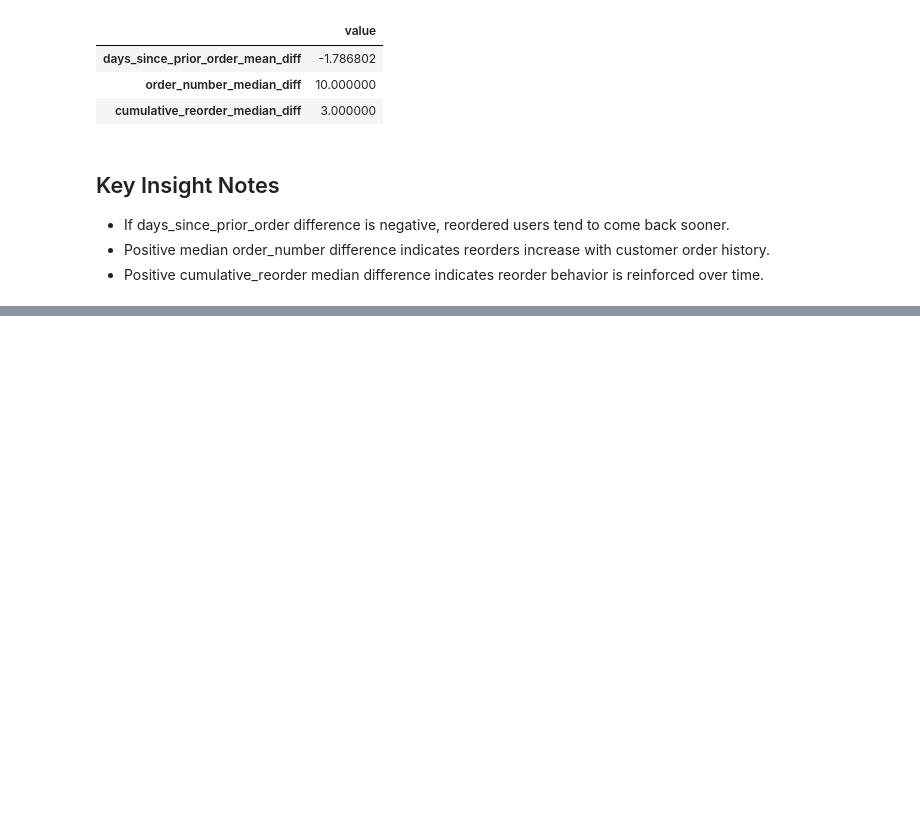
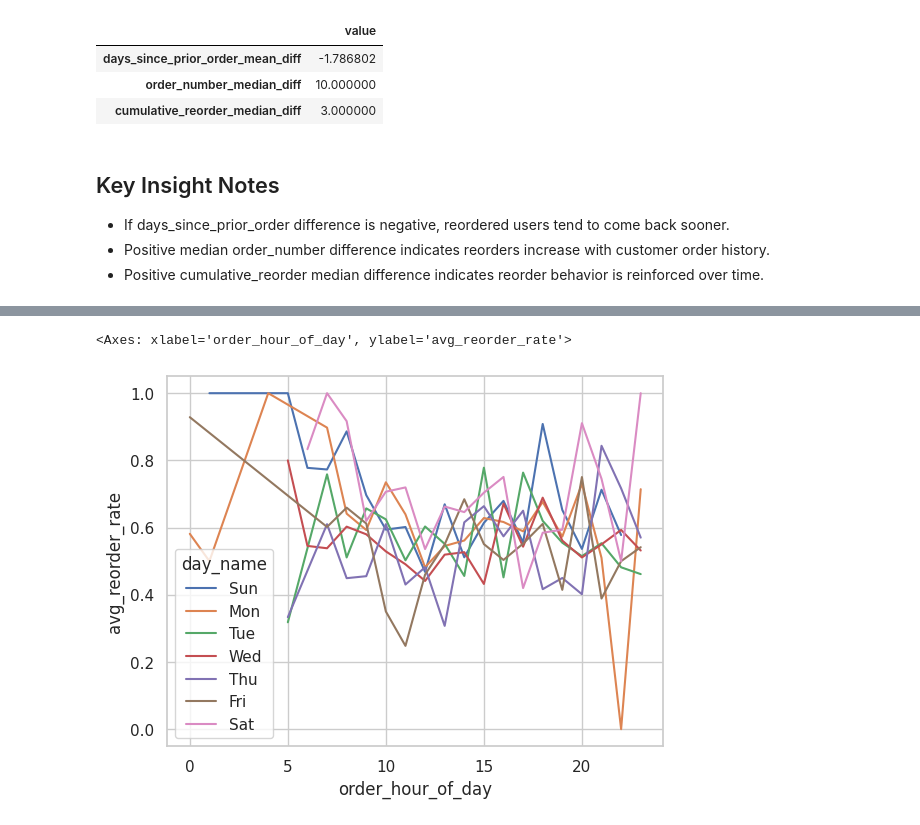
Before and after one commit to ppts2545/Instacart-Market-Basket-Analysis, a Jupyter notebook: notebooks/02_Exploratory_Data_Analysis/02_customer_behavior.ipynb, the cells around one changed output, grey strips where cells are left out. Drawn from its saved outputs; the diff is of its cells as text; code cells hidden in the pictures; blank space fills up the shorter version.

```diff
--- a/notebooks/02_Exploratory_Data_Analysis/02_customer_behavior.ipynb
+++ b/notebooks/02_Exploratory_Data_Analysis/02_customer_behavior.ipynb
@@ -140,0 +224,10 @@ pd.Series(comparison_stats).to_frame("value")
+# %%
+sns.lineplot(
+    data=customer_kpi,
+    x="order_hour_of_day",
+    y="avg_reorder_rate",
+    hue="day_name"
+    )
+# %% [output]
+<Axes: xlabel='order_hour_of_day', ylabel='avg_reorder_rate'>
+[figure, added]
```
Also changed, not shown: parts of 6 cells of this notebook.
